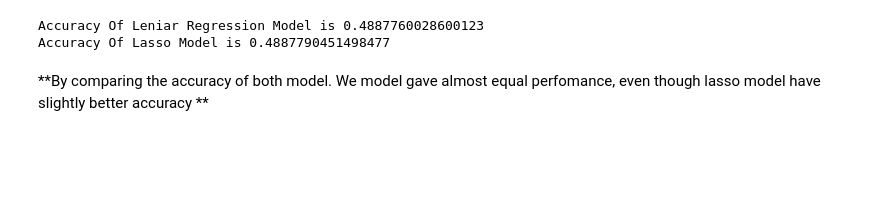
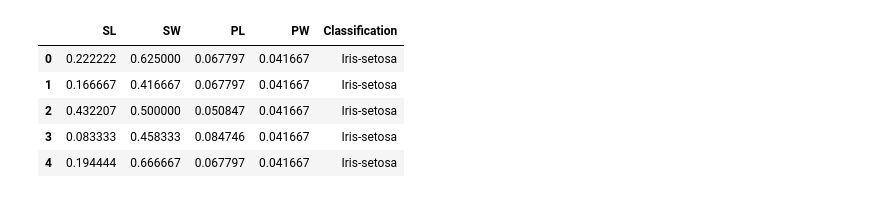
Before and after one commit to abnd-me/Public, a Jupyter notebook: ABHINAND_P_P.ipynb, the cells around one changed output. Cells and saved outputs as stored; diff of their text form; code cells hidden in the pictures; blank space fills up the shorter version.

```diff
--- a/ABHINAND_P_P.ipynb
+++ b/ABHINAND_P_P.ipynb
@@ -133,10 +25,19 @@ plt.show()
-# %%
-# Compare accuracy of Leniar Regression and Lasso Regression
-
-print('Accuracy Of Leniar Regression Model is', accuracy)
-print('Accuracy Of Lasso Model is', accuracy_lasso)
-# %% [output]
-Accuracy Of Leniar Regression Model is 0.4887760028600123
-Accuracy Of Lasso Model is 0.4887790451498477
-# %% [markdown]
-**By comparing the accuracy of both model. We model gave almost equal perfomance, even though lasso model have slightly better accuracy **
+# %%
+#Pre-processing
+
+df.fillna(df.mean(), inplace=True) #Handel Missing value
+
+from sklearn.preprocessing import MinMaxScaler #Scale the data
+scaler = MinMaxScaler()
+
+numerical_columns = ['SL', 'SW', 'PL', 'PW']
+df[numerical_columns] = scaler.fit_transform(df[numerical_columns])
+# %%
+df.head()
+# %% [output]
+|  | SL | SW | PL | PW | Classification |
+| 0 | 0.222222 | 0.625000 | 0.067797 | 0.041667 | Iris-setosa |
+| 1 | 0.166667 | 0.416667 | 0.067797 | 0.041667 | Iris-setosa |
+| 2 | 0.432207 | 0.500000 | 0.050847 | 0.041667 | Iris-setosa |
+| 3 | 0.083333 | 0.458333 | 0.084746 | 0.041667 | Iris-setosa |
+| 4 | 0.194444 | 0.666667 | 0.067797 | 0.041667 | Iris-setosa |
```
Also changed, not shown: parts of 23 cells of this notebook.
